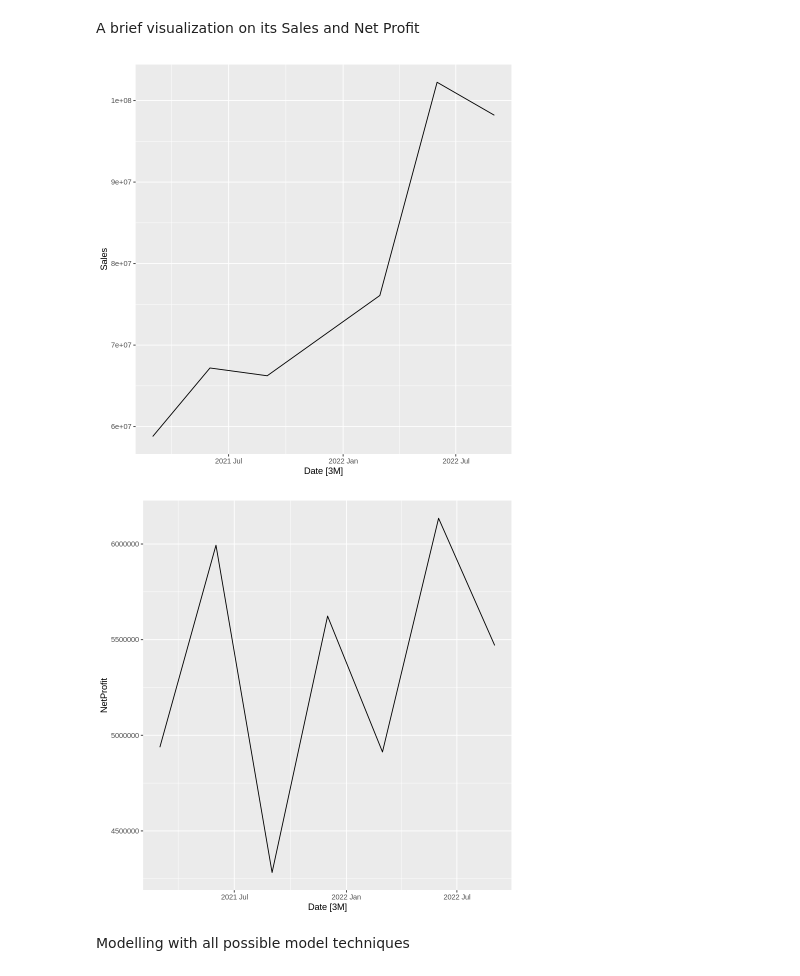
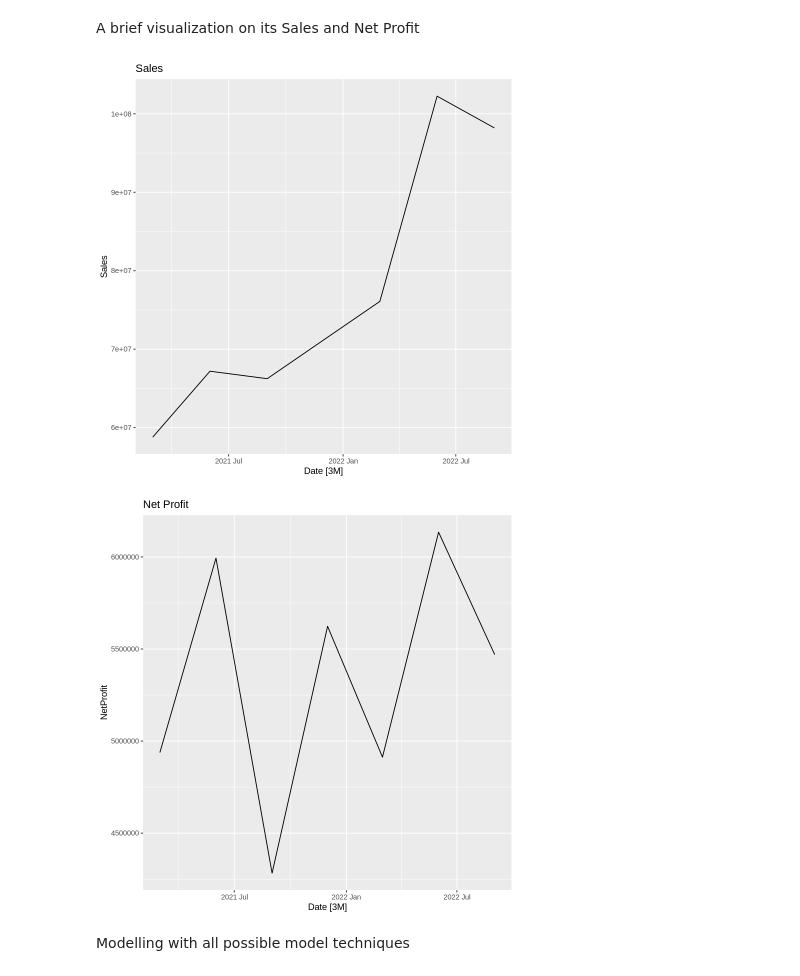
Before and after one commit to derrickgzq/yenheranalysis, a Jupyter notebook: Yenher_Analysis.ipynb, the cells around one changed output. Saved outputs shown, nothing was run; the diff lists cells and outputs as text; code cells hidden in the pictures.

```diff
--- a/Yenher_Analysis.ipynb
+++ b/Yenher_Analysis.ipynb
@@ -66,11 +94,13 @@ A tbl_ts: 7 × 3
 A brief visualization on its Sales and Net Profit
 # %%
 par(mfrow = c(1,2))
-autoplot(yenherdata, Sales)
-autoplot(yenherdata, NetProfit)
+autoplot(yenherdata, Sales) +
+  ggtitle('Sales')
+autoplot(yenherdata, NetProfit) +
+  ggtitle('Net Profit')
 # %% [output]
-[figure, old version]
+[figure, new version]
-[figure, old version]
+[figure, new version]
 # %% [markdown]
 Modelling with all possible model techniques
 # %%
```
Also changed, not shown: parts of 15 cells of this notebook.
